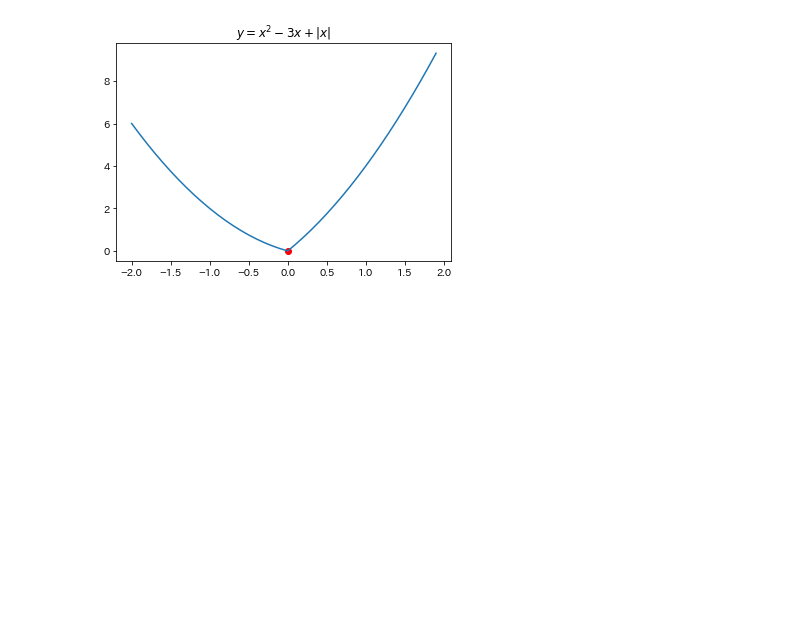
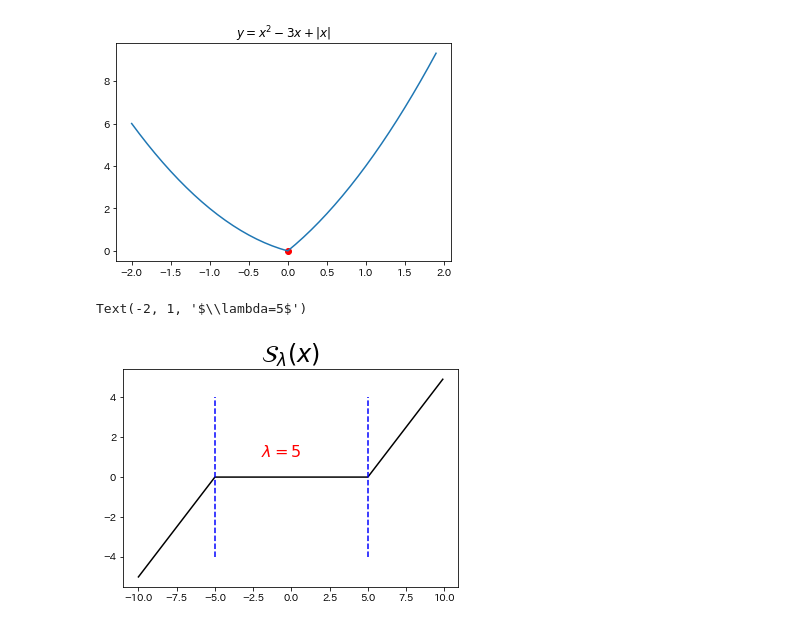
Before and after one commit to yuki1125/sparse_estimation_study, a Jupyter notebook: sparse_estimation/l1l2regression.ipynb, the cells around one changed output. Cells and saved outputs as stored; diff of their text form; code cells hidden in the pictures; blank space fills up the shorter version.

```diff
--- a/sparse_estimation/l1l2regression.ipynb
+++ b/sparse_estimation/l1l2regression.ipynb
@@ -280,3 +280,18 @@ plt.title("$y=x^2-3x+|x|$")
 # %% [output]
 Text(0.5, 1.0, '$y=x^2-3x+|x|$')
 [figure]
+# %%
+def soft_th(lam, x):
+    return np.sign(x)*np.maximum(np.abs(x)-lam,0)
+# %%
+x = np.arange(-10, 10, 0.1)
+y = soft_th(5, x)
+
+plt.plot(x, y, c="black")
+plt.title(r"${\cal S}_\lambda(x)$", size=24)
+plt.plot([-5, -5], [-4, 4], c="blue", linestyle="dashed")
+plt.plot([5, 5], [-4, 4], c="blue", linestyle="dashed")
+plt.text(-2, 1, r"$\lambda=5$", c="red", size=16)
+# %% [output]
+Text(-2, 1, '$\\lambda=5$')
+[figure, added]
```
Also changed, not shown: 1 other file.
